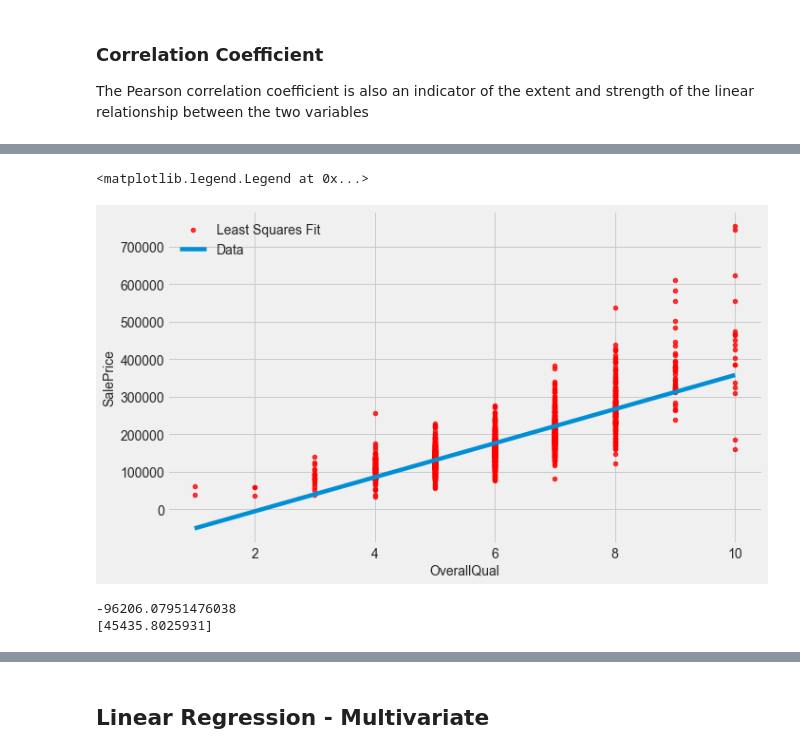
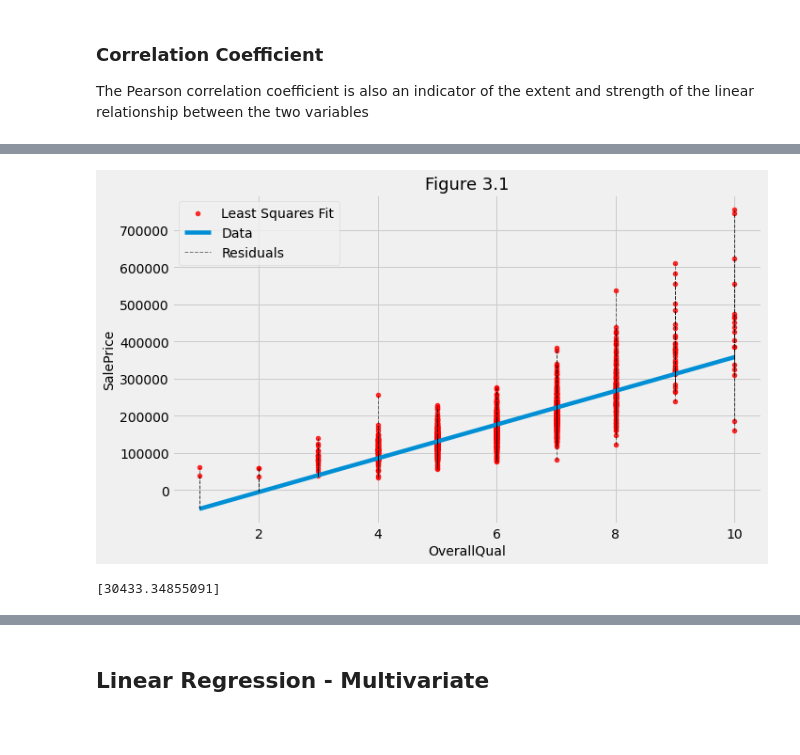
Before and after one commit to kevinkhang2909/ML-learning-journey, a Jupyter notebook: stats/statistical_model.ipynb, the cells around one changed output, grey strips where cells are left out. Drawn from its saved outputs; the diff is of its cells as text; code cells hidden in the pictures; blank space fills up the shorter version.

```diff
--- a/stats/statistical_model.ipynb
+++ b/stats/statistical_model.ipynb
@@ -72,18 +123,20 @@ print(reg.coef_)
-# %%
-ax = sns.regplot(data=df, x='OverallQual', y='SalePrice', ci=None, scatter_kws={'color':'r', 's':20})
-ax.legend(['Least Squares Fit', 'Data'])
-# %% [output]
-<matplotlib.legend.Legend at 0x...>
-[figure, removed]
-# %%
-# Define X and y
-X = df['OverallQual'].values.reshape(-1, 1)
-y = df['SalePrice'].values
-
-# Fit linear regressions
-reg = LinearRegression().fit(X, y)
-print(reg.intercept_)
-print(reg.coef_)
-# %% [output]
--96206.07951476038
-[45435.8025931]
+# %%
+y_hat = reg.predict(X)
+
+
+# Init figure
+fig, ax = plt.subplots(1,1)
+ax.set_title('Figure 3.1');
+
+# Add residuals
+ax = sns.regplot(x=df.OverallQual, y=df.SalePrice, ax=ax, order=1, ci=None, scatter_kws={'color':'r', 's':20})
+ax.vlines(X, np.minimum(y, y_hat), np.maximum(y, y_hat), linestyle='--', color='k', alpha=0.5, linewidth=1)
+plt.legend(['Least Squares Fit','Data','Residuals']);
+# %% [output]
+[figure, added]
+# %%
+# Compute OLS coefficient with matrix algebra
+beta = inv(X.T @ X) @ X.T @ y
+print(beta)
+# %% [output]
+[30433.34855091]
```
Also changed, not shown: parts of 9 cells of this notebook, 1 other file.
